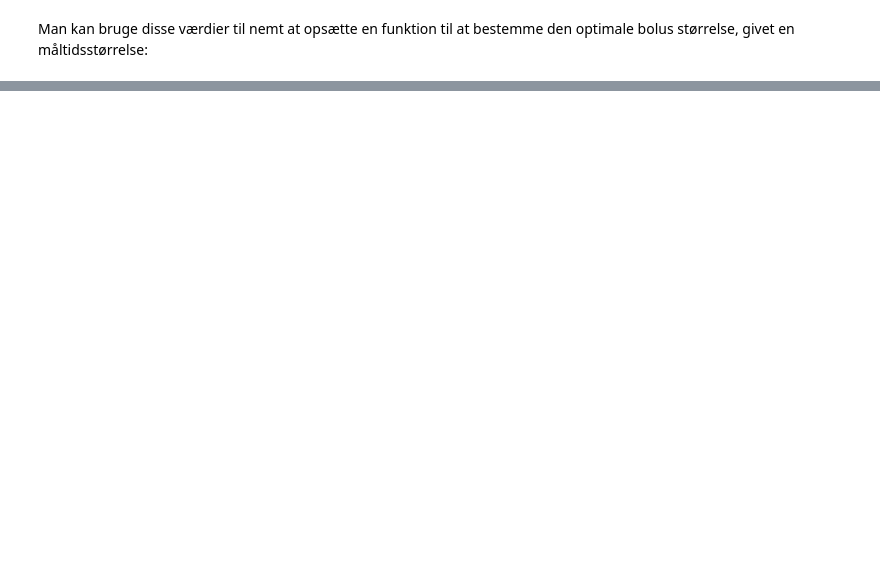
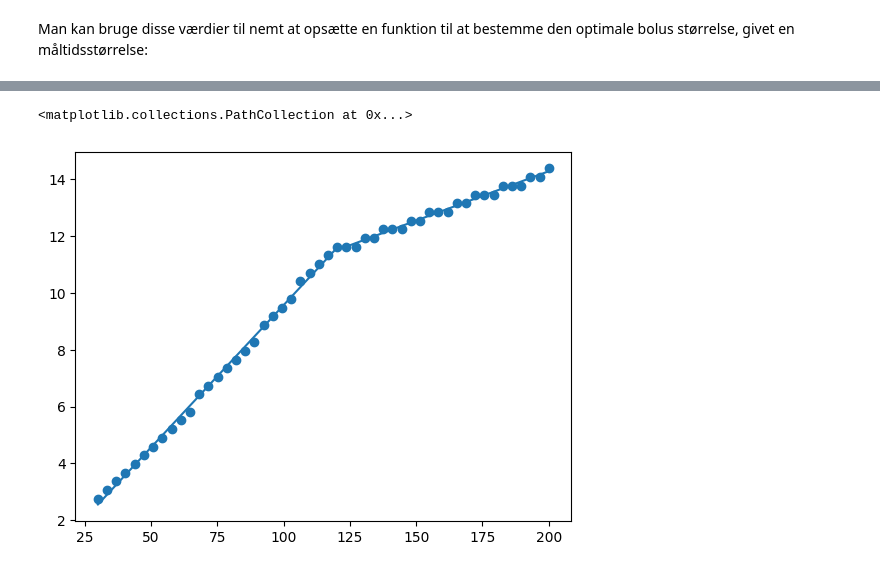
Before and after one commit to char056a/FagprojektRepo, a Jupyter notebook: MVPmodelExample.ipynb, the cells around one changed output, grey strips where cells are left out. Cells and saved outputs as stored; diff of their text form; code cells hidden in the pictures; blank space fills up the shorter version.

```diff
--- a/MVPmodelExample.ipynb
+++ b/MVPmodelExample.ipynb
@@ -108,0 +108,41 @@ bolus_for_meal(75)
+# %%
+from scipy.optimize import minimize
+
+def piecewise_linear(b1, a1, b2, a2, x_split):
+    def func(x):
+        if x < x_split:
+            return a1 * x + b1
+        else:
+            return a2 * x + b2
+    def func_arr(xs):
+        ys = []
+        for x in xs:
+            ys.append(func(x))
+        return ys
+    return func_arr
+
+def piecewise_linear_fit(x, y):
+    n = len(x)
+    A = np.array([np.ones(n), x]).T
+    def cost(split):
+        sol1, res1, _, _ = np.linalg.lstsq(A[:split], y[:split], rcond=None)
+        sol2, res2, _, _ = np.linalg.lstsq(A[split:], y[split:], rcond=None)
+        return res1 + res2, sol1, sol2
+
+    min_res = 200000000
+
+    for spl in range(n-1):
+        res, sol1, sol2 = cost(spl)
+        if len(res):
+            if min_res >= res:
+                best_spl = spl
+                func = piecewise_linear(*sol1, *sol2, x[spl])
+                min_res = res
+    return min_res, func, best_spl
+_, fun, _ = piecewise_linear_fit(meals, best_us)
+# %%
+plt.plot(meals, fun(meals))
+plt.scatter(meals, best_us)
+# %% [output]
+<matplotlib.collections.PathCollection at 0x...>
+[figure, added]
```
Also changed, not shown: parts of 9 cells of this notebook, 2 other files.
